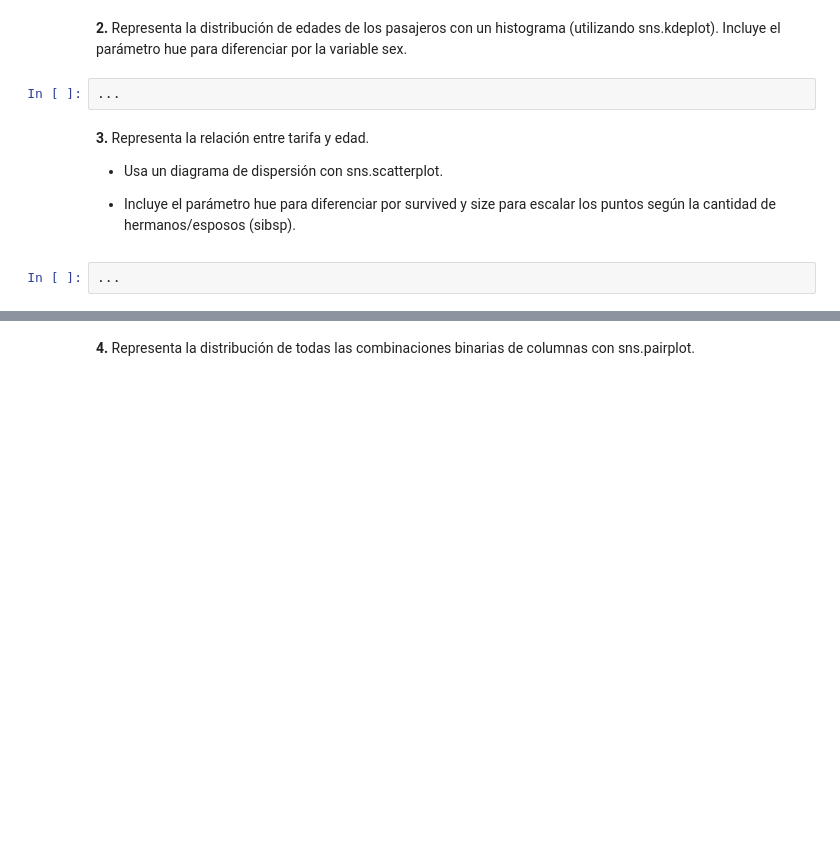
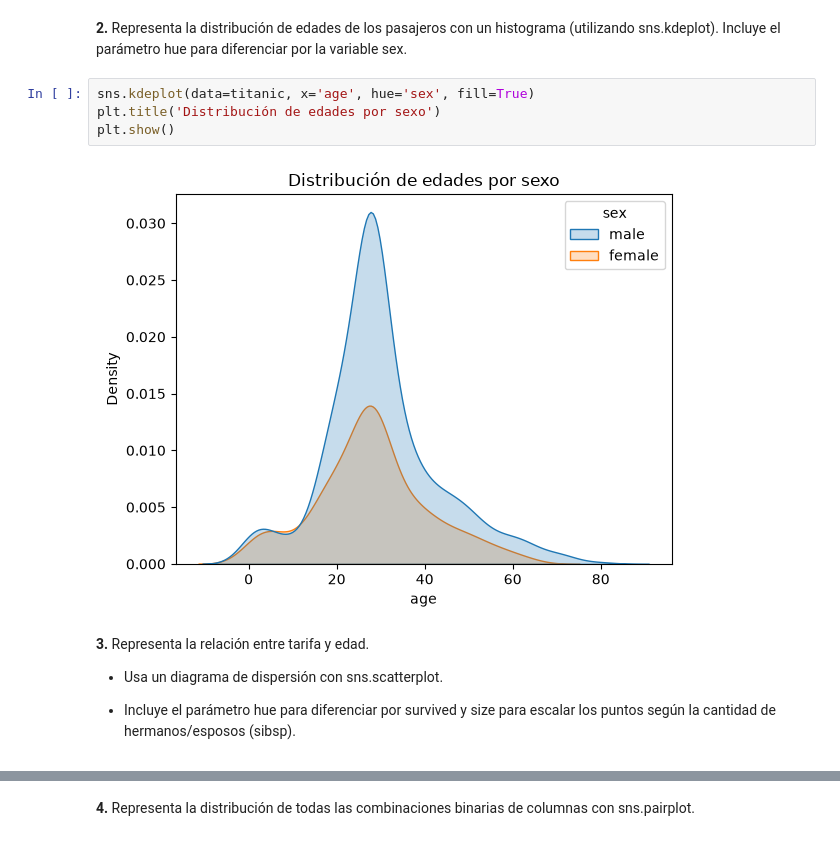
Before and after one commit to Manuel-Avecilla/PIA-MIA, a Jupyter notebook: seaborn/Ejercicios_con_Seaborn.ipynb, the cells around one changed output, grey strips where cells are left out. Drawn from its saved outputs; the diff is of its cells as text; blank space fills up the shorter version.

```diff
--- a/seaborn/Ejercicios_con_Seaborn.ipynb
+++ b/seaborn/Ejercicios_con_Seaborn.ipynb
@@ -28,12 +61,14 @@ Dado el dataset con la información de los pasajeros del titanic que puedes carg
 # %% [markdown]
 **2.** Representa la distribución de edades de los pasajeros con un histograma (utilizando sns.kdeplot). Incluye el parámetro hue para diferenciar por la variable sex.
-# %%
-...
+# %%
+sns.kdeplot(data=titanic, x='age', hue='sex', fill=True)
+plt.title('Distribución de edades por sexo')
+plt.show()
+# %% [output]
+[figure, added]
 # %% [markdown]
 **3.** Representa la relación entre tarifa y edad.
 
 * Usa un diagrama de dispersión con sns.scatterplot.
 
 * Incluye el parámetro hue para diferenciar por survived y size para escalar los puntos según la cantidad de hermanos/esposos (sibsp).
-# %%
-...
```
Also changed, not shown: parts of 27 cells of this notebook.
